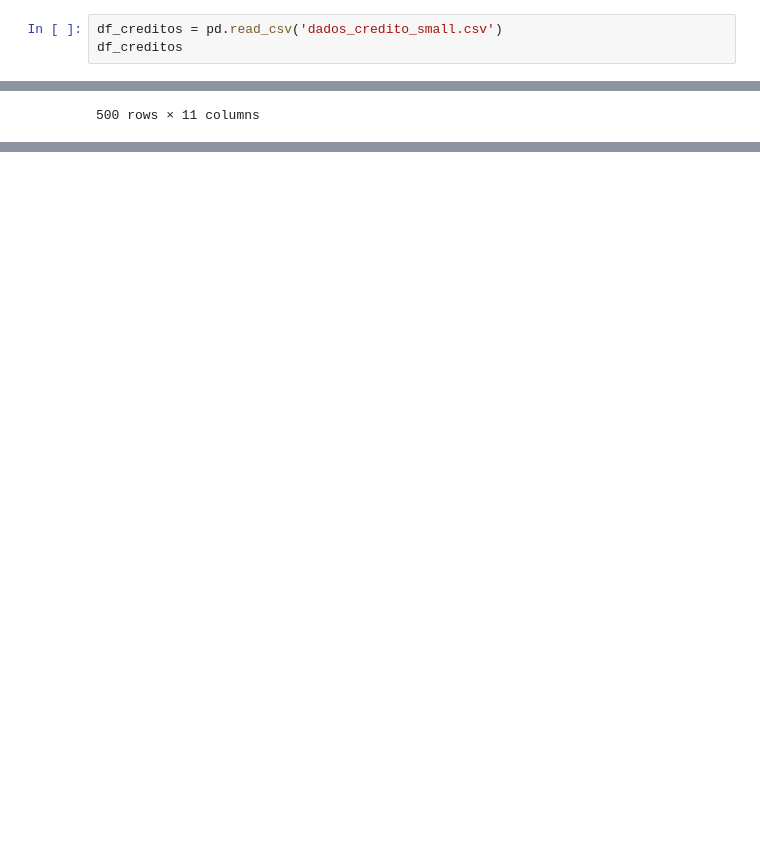
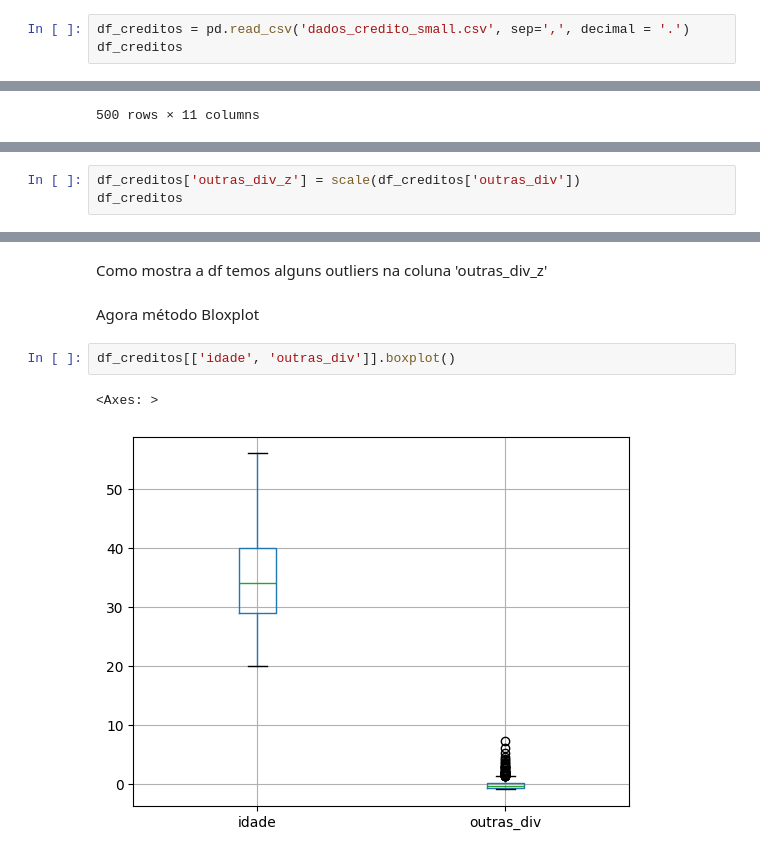
Before and after one commit to luccbm/LimpezaNormalizacaoRepo, a Jupyter notebook: LimpNorm.ipynb, the cells around one changed output, grey strips where cells are left out. Saved outputs shown, nothing was run; the diff lists cells and outputs as text; blank space fills up the shorter version.

Commit message:
Commit2
Adição de alguns códigos e tratamentos

```diff
--- a/LimpNorm.ipynb
+++ b/LimpNorm.ipynb
@@ -218,7 +218,7 @@ df_hatco['area_industria'] \
 from sklearn.preprocessing import scale
 from sklearn.covariance import EmpiricalCovariance, MinCovDet
 # %%
-df_creditos = pd.read_csv('dados_credito_small.csv')
+df_creditos = pd.read_csv('dados_credito_small.csv', sep=',', decimal = '.')
 df_creditos
 # %% [output]
 |  | id | idade | educacao | tipo_emprego | renda | divida | outras_div | default | educacao_cat | ... |
@@ -236,0 +243,3 @@ df_creditos
+# %%
+df_creditos['outras_div_z'] = scale(df_creditos['outras_div'])
+df_creditos
@@ -236,0 +290,9 @@ df_creditos
+# %% [markdown]
+Como mostra a df temos alguns outliers na coluna 'outras_div_z'
+# %% [markdown]
+Agora método Bloxplot
+# %%
+df_creditos[['idade', 'outras_div']].boxplot()
+# %% [output]
+<Axes: >
+[figure, added]
```
Also changed, not shown: parts of 25 cells of this notebook.
